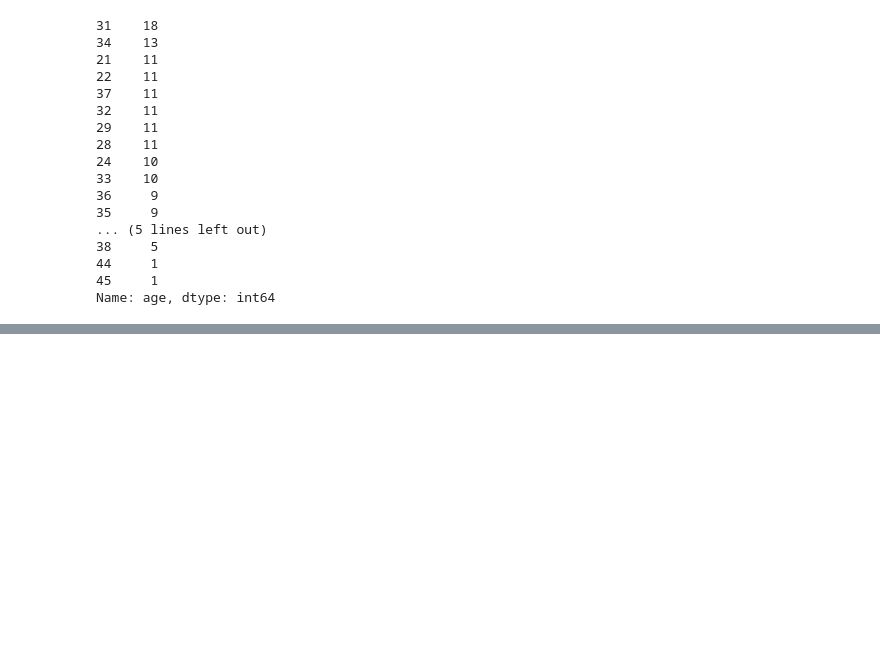
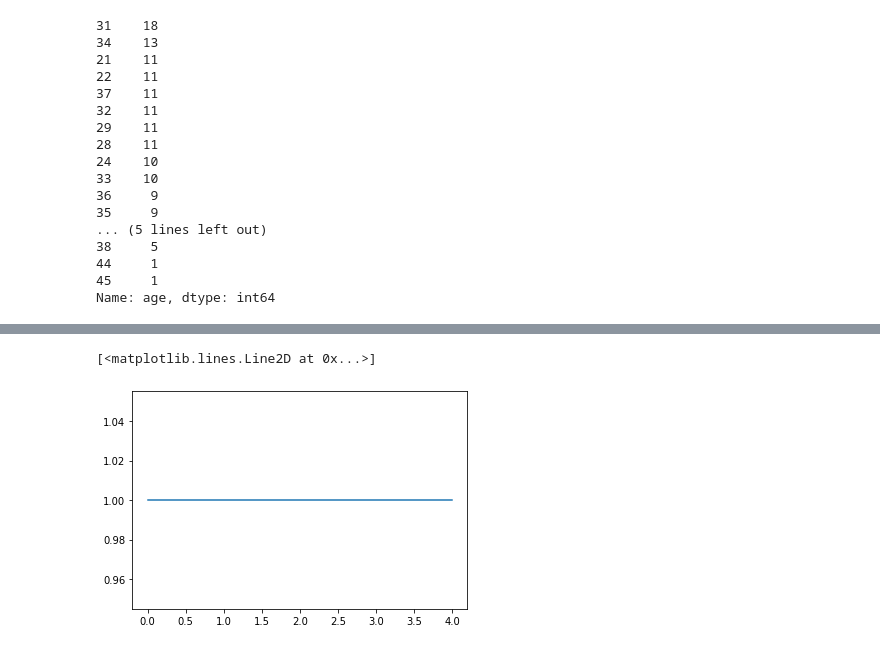
Before and after one commit to dnlsyfq/py_dataanalystpath, a Jupyter notebook: workbook.ipynb, the cells around one changed output, grey strips where cells are left out. Saved outputs shown, nothing was run; the diff lists cells and outputs as text; code cells hidden in the pictures; blank space fills up the shorter version.

```diff
--- a/workbook.ipynb
+++ b/workbook.ipynb
@@ -122,0 +132,17 @@ df.head()
+# %%
+data = [
+    ['first_name',	'last_name',	'gender'	,'age'	,'visit_date'	,'website_goal'],
+    ['James'	,'Mcguire'	,'male'	,50.0	,'2017-10-26',	'Find a job'],
+    ['John'	,'Vaughan'	,'male'	,35.0	,'2017-11-09','Pay a bill'],
+    ['Robert'	,'Dillon'	,'male'	,33.0	,'2017-11-28','Pay a bill'],
+    ['Michael'	,'Cameron'	,'male'	,40.0	,'2017-09-27','When is trash day?'],
+    ['William',	'Yang'	,'male'	,38.0	,'2017-11-01','Contact City Council']
+]
+# %%
+df = pd.DataFrame(data[1:],columns=data[0])
+# %%
+by_day = df.groupby('visit_date').first_name.count()
+plt.plot(by_day.values)
+# %% [output]
+[<matplotlib.lines.Line2D at 0x...>]
+[figure, added]
```
Also changed, not shown: parts of 7 cells of this notebook, 1 other file.
